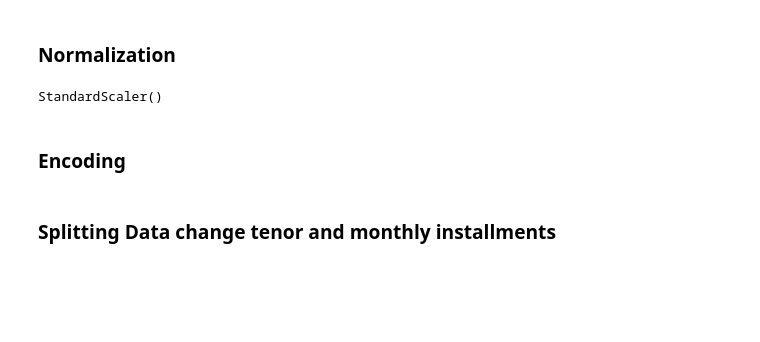
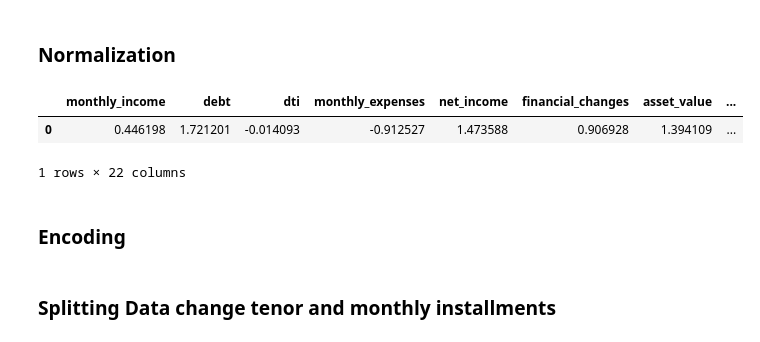
Before and after one commit to PutraAlFarizi15/AI-Restructure-Approval, a Jupyter notebook: Research/R_Tenor2_Modelling.ipynb, the cells around one changed output. Drawn from its saved outputs; the diff is of its cells as text; code cells hidden in the pictures; blank space fills up the shorter version.

```diff
--- a/Research/R_Tenor2_Modelling.ipynb
+++ b/Research/R_Tenor2_Modelling.ipynb
@@ -149,15 +149,16 @@ categorical_tenor = ['occupation', 'credit_goals','family_health']
 # %%
 
 from sklearn.preprocessing import StandardScaler
 # Inisialisasi StandardScaler
 scaler = StandardScaler()
 
 # Melakukan standarisasi pada dataset
 X[numerical_tenor] = scaler.fit_transform(X[numerical_tenor])
-X.head()
-scaler
+X.head(1)
 # %% [output]
+|  | monthly_income | debt | dti | monthly_expenses | net_income | financial_changes | asset_value | ... |
+| 0 | 0.446198 | 1.721201 | -0.014093 | -0.912527 | 1.473588 | 0.906928 | 1.394109 | ... |
-StandardScaler()
+1 rows × 22 columns
 # %% [markdown]
 ### Encoding
 # %%
```
Also changed, not shown: parts of 22 cells of this notebook, 25 other files.
